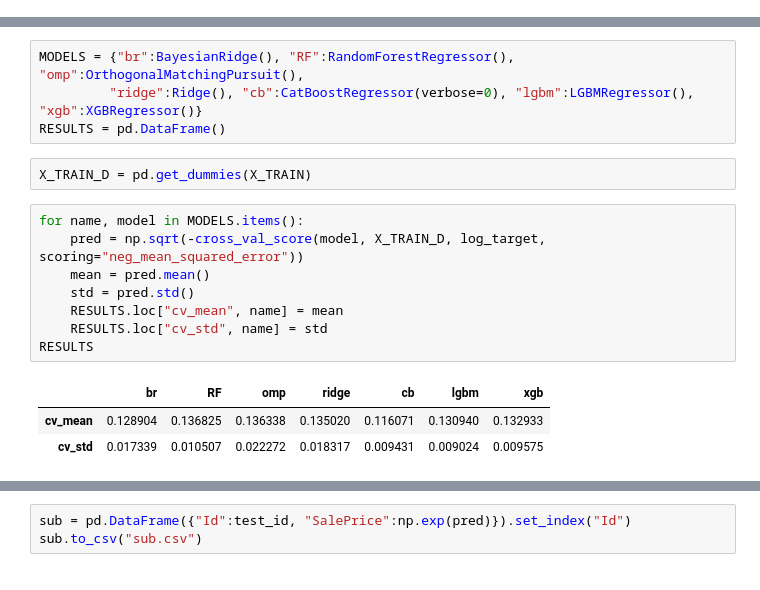
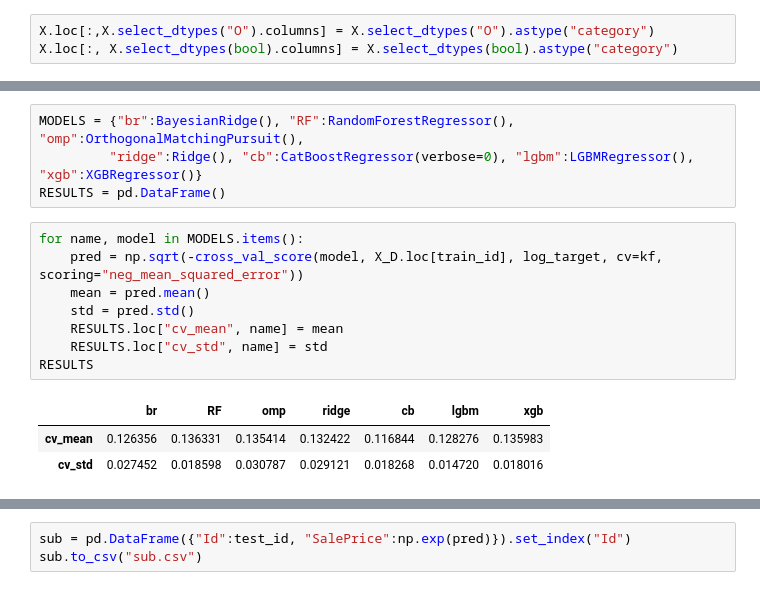
Before and after one commit to Kwazzart/house-prices, a Jupyter notebook: workflow#2.ipynb, the cells around one changed output, grey strips where cells are left out. Cells and saved outputs as stored; diff of their text form.

```diff
--- a/workflow#2.ipynb
+++ b/workflow#2.ipynb
@@ -441,6 +441,9 @@ kf = KFold(10)
 num_data4 = StandardScaler().fit_transform(data4.select_dtypes(np.number))
 X = data4.copy()
 X[data4.select_dtypes(np.number).columns] = num_data4
+# %%
+X.loc[:,X.select_dtypes("O").columns] = X.select_dtypes("O").astype("category")
+X.loc[:, X.select_dtypes(bool).columns] = X.select_dtypes(bool).astype("category")
 # %%
 X_D = pd.get_dummies(X)
 # %%
@@ -498,20 +501,18 @@ BayesianRidge(alpha_1=1e-06, alpha_2=1e-06, alpha_init=None,
 MODELS = {"br":BayesianRidge(), "RF":RandomForestRegressor(), "omp":OrthogonalMatchingPursuit(),
          "ridge":Ridge(), "cb":CatBoostRegressor(verbose=0), "lgbm":LGBMRegressor(), "xgb":XGBRegressor()}
 RESULTS = pd.DataFrame()
-# %%
-X_TRAIN_D = pd.get_dummies(X_TRAIN)
 # %%
 for name, model in MODELS.items():
-    pred = np.sqrt(-cross_val_score(model, X_TRAIN_D, log_target, scoring="neg_mean_squared_error"))
+    pred = np.sqrt(-cross_val_score(model, X_D.loc[train_id], log_target, cv=kf, scoring="neg_mean_squared_error"))
     mean = pred.mean()
     std = pred.std()
     RESULTS.loc["cv_mean", name] = mean
     RESULTS.loc["cv_std", name] = std
 RESULTS
 # %% [output]
 |  | br | RF | omp | ridge | cb | lgbm | xgb |
-| cv_mean | 0.128904 | 0.136825 | 0.136338 | 0.135020 | 0.116071 | 0.130940 | 0.132933 |
-| cv_std | 0.017339 | 0.010507 | 0.022272 | 0.018317 | 0.009431 | 0.009024 | 0.009575 |
+| cv_mean | 0.126356 | 0.136331 | 0.135414 | 0.132422 | 0.116844 | 0.128276 | 0.135983 |
+| cv_std | 0.027452 | 0.018598 | 0.030787 | 0.029121 | 0.018268 | 0.014720 | 0.018016 |
 # %%
 def br_obj(trial):
     params = {
```
Also changed, not shown: parts of 14 cells of this notebook.
